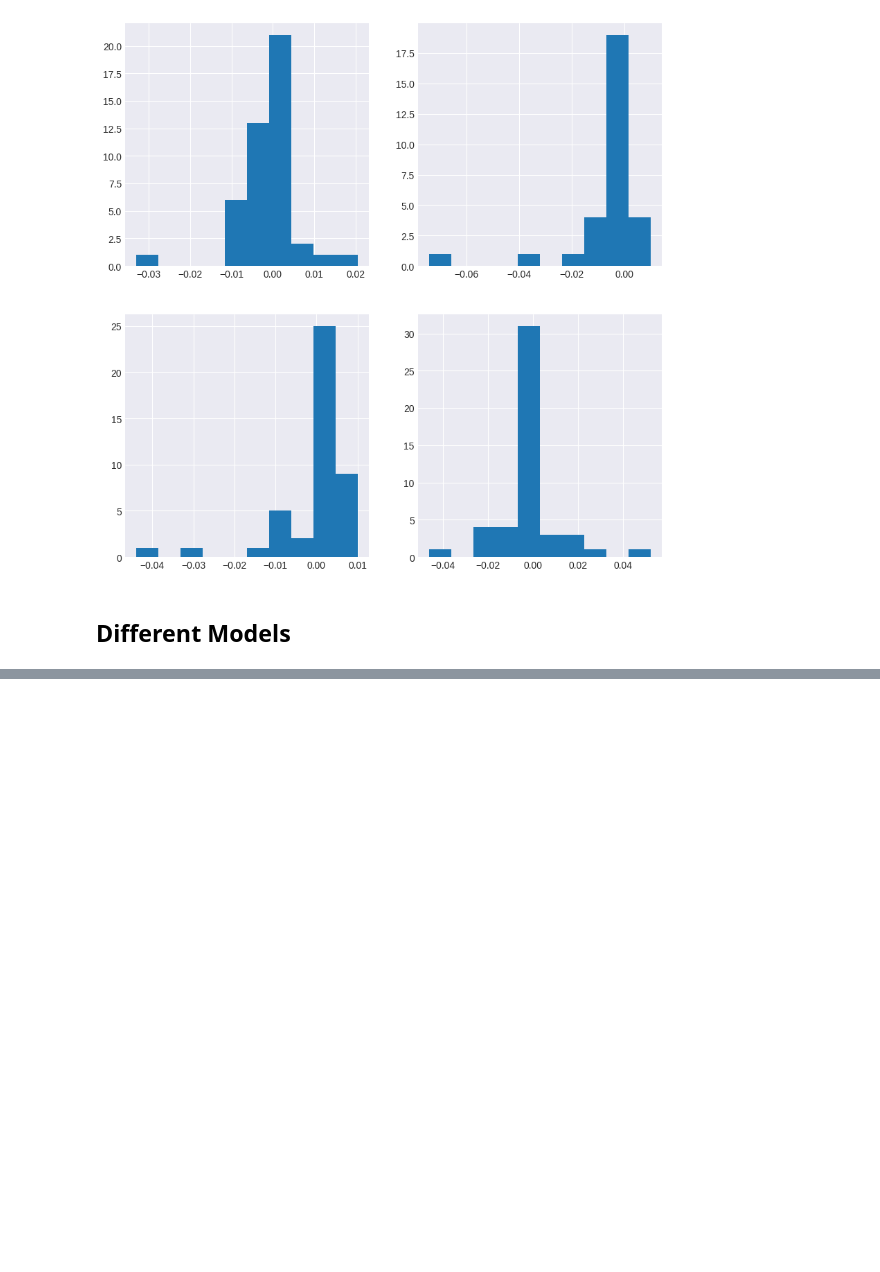
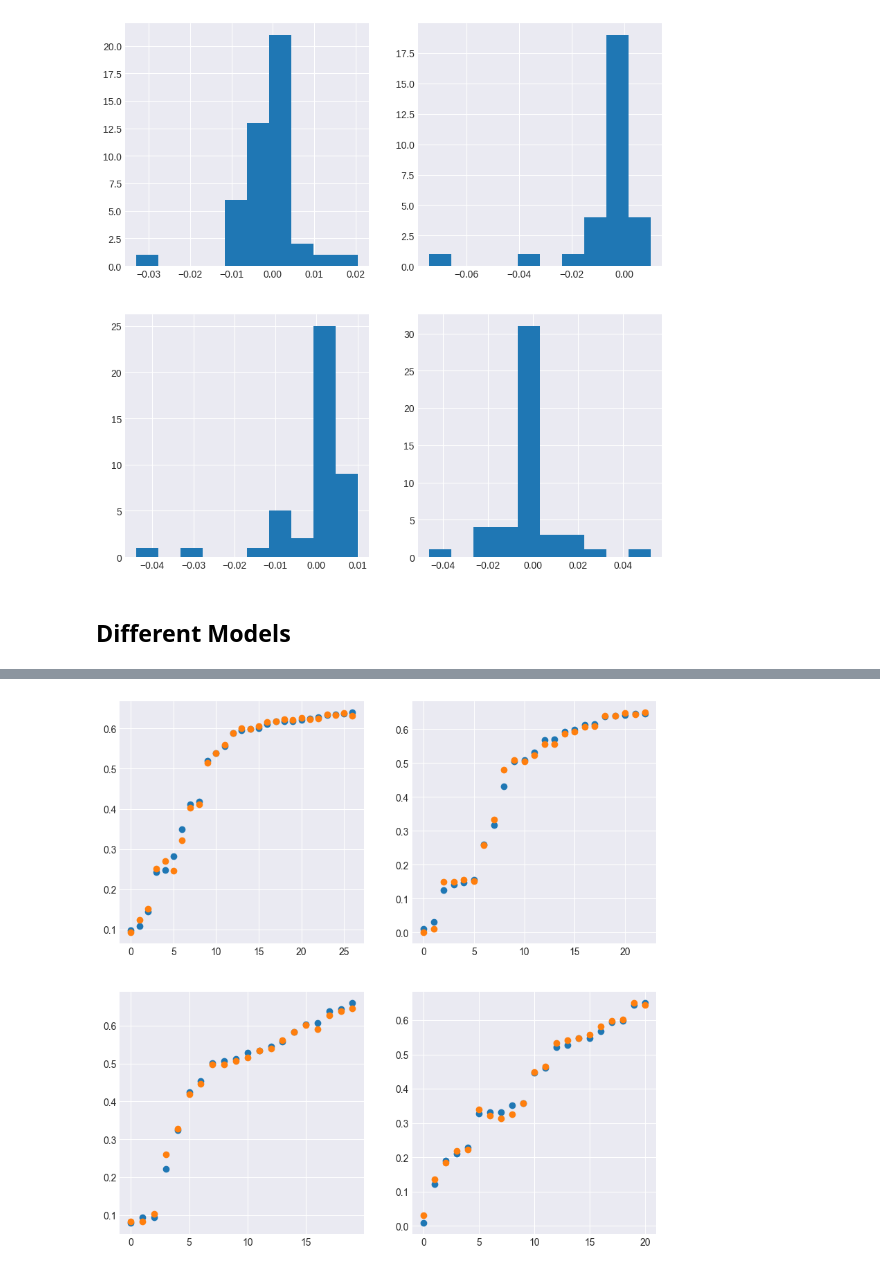
Before and after one commit to AzucenaMV/fairness, a Jupyter notebook: src/notebooks/results_ho.ipynb, the cells around one changed output, grey strips where cells are left out. Cells and saved outputs as stored; diff of their text form; code cells hidden in the pictures; blank space fills up the shorter version.

```diff
--- a/src/notebooks/results_ho.ipynb
+++ b/src/notebooks/results_ho.ipynb
@@ -463,0 +517,12 @@ Please also refer to the documentation for alternative solver options:
+# %%
+rows = 2
+cols = 2
+fig, axes = plt.subplots(rows, cols, figsize=(10,10))
+for i,ax in zip(range(len(res_model_sim)),axes.ravel()):
+    performance_metrics = list(zip(res_model_sim[i], model_sim[i]))
+    performance_metrics_ = sorted(performance_metrics, key = lambda x: x[0])
+    ax.scatter(range(len(res_model_sim[i])), list(zip(*performance_metrics_))[0])
+    #ax.scatter(len(res_model_sim[i]), model_sim_u[i])
+    ax.scatter(range(len(res_model_sim[i])), list(zip(*performance_metrics_))[1])
+# %% [output]
+[figure, added]
```
Also changed, not shown: parts of 6 cells of this notebook.
